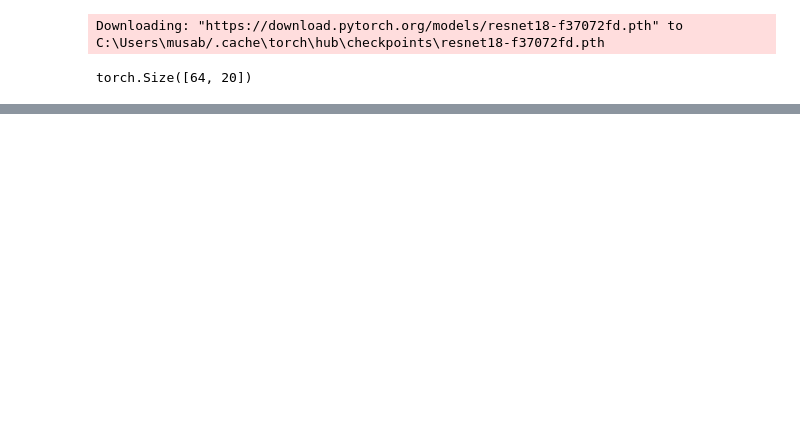
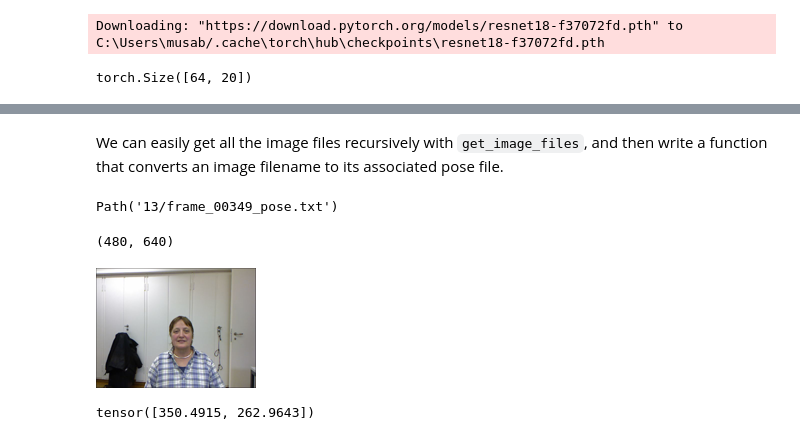
Before and after one commit to musabbirsammak/deep-learning-with-pytorch, a Jupyter notebook: lecture-6-multilabel-image-classification.ipynb, the cells around one changed output, grey strips where cells are left out. Cells and saved outputs as stored; diff of their text form; code cells hidden in the pictures; blank space fills up the shorter version.

```diff
--- a/lecture-6-multilabel-image-classification.ipynb
+++ b/lecture-6-multilabel-image-classification.ipynb
@@ -111,0 +149,19 @@ path.ls()
+# %% [markdown]
+We can easily get all the image files recursively with `get_image_files`, and then write a function that converts an image filename to its associated pose file.
+# %%
+img_files = get_image_files(path)
+
+def img2pose(x):
+    return Path(f'{str(x)[:-7]}pose.txt')
+
+img2pose(img_files[0])
+Path('13/frame_00349_pose.txt')
+# %% [output]
+Path('13/frame_00349_pose.txt')
+# %%
+im = PILImage.create(img_files[0])
+print(im.shape)
+im.to_thumb(160)
+# %% [output]
+(480, 640)
+[figure, added]
@@ -111,0 +175,4 @@ path.ls()
+# %%
+get_ctr(img_files[0])
+# %% [output]
+tensor([350.4915, 262.9643])
```
Also changed, not shown: parts of 24 cells of this notebook, 2 other files.
